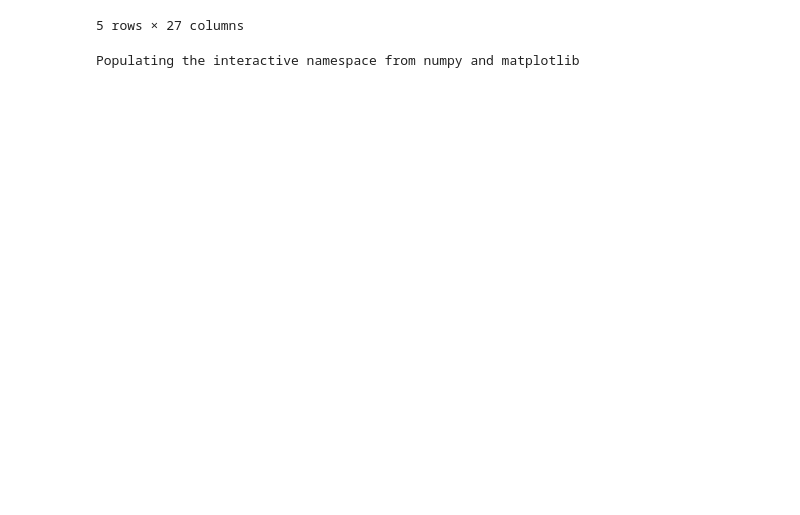
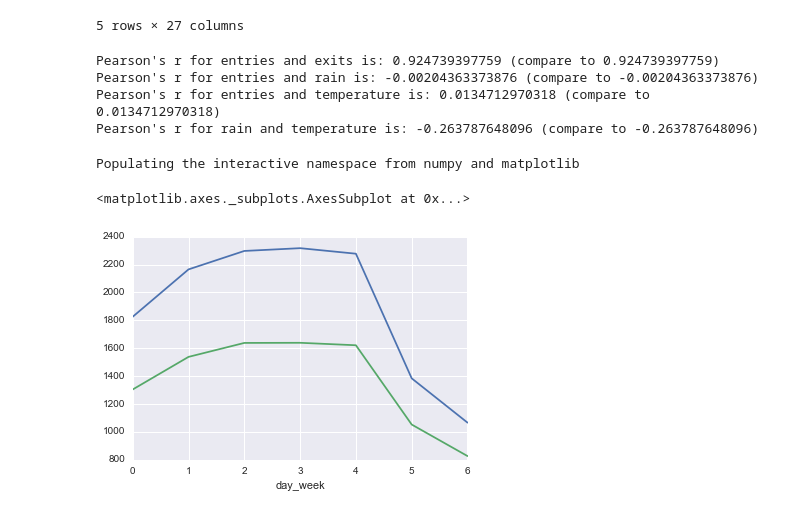
Before and after one commit to mtremsal/courses, a Jupyter notebook: ud170/notebook3.ipynb, the cells around one changed output. Drawn from its saved outputs; the diff is of its cells as text; code cells hidden in the pictures; blank space fills up the shorter version.

```diff
--- a/ud170/notebook3.ipynb
+++ b/ud170/notebook3.ipynb
@@ -26,5 +35,38 @@ nyc_subway_weather.head()
+# %%
+print "Pearson's r for {} and {} is: {} (compare to {})".format("entries",
+                                                                "exits",
+                                                                pearsonsr(nyc_subway_weather['ENTRIESn'],nyc_subway_weather['EXITSn']),
+                                                                nyc_subway_weather['ENTRIESn'].corr(nyc_subway_weather['EXITSn'])
+                                                               )
+print "Pearson's r for {} and {} is: {} (compare to {})".format("entries",
+                                                                "rain",
+                                                                pearsonsr(nyc_subway_weather['ENTRIESn'],nyc_subway_weather['rain']),
+                                                                nyc_subway_weather['ENTRIESn'].corr(nyc_subway_weather['rain'])
+                                                               )
+print "Pearson's r for {} and {} is: {} (compare to {})".format("entries",
+                                                                "temperature",
+                                                                pearsonsr(nyc_subway_weather['ENTRIESn'],nyc_subway_weather['tempi']),
+                                                                nyc_subway_weather['ENTRIESn'].corr(nyc_subway_weather['tempi'])
+                                                               )
+print "Pearson's r for {} and {} is: {} (compare to {})".format("rain",
+                                                                "temperature",
+                                                                pearsonsr(nyc_subway_weather['rain'],nyc_subway_weather['tempi']),
+                                                                nyc_subway_weather['rain'].corr(nyc_subway_weather['tempi'])
+                                                               )
+# %% [output]
+Pearson's r for entries and exits is: 0.924739397759 (compare to 0.924739397759)
+Pearson's r for entries and rain is: -0.00204363373876 (compare to -0.00204363373876)
+Pearson's r for entries and temperature is: 0.0134712970318 (compare to 0.0134712970318)
+Pearson's r for rain and temperature is: -0.263787648096 (compare to -0.263787648096)
 # %%
 %pylab inline
 import seaborn as sns
+
+average_nyc_subway_weather_by_day_week = nyc_subway_weather.groupby('day_week').mean()
+
+average_nyc_subway_weather_by_day_week['ENTRIESn_hourly'].plot()
+average_nyc_subway_weather_by_day_week['EXITSn_hourly'].plot()
 # %% [output]
 Populating the interactive namespace from numpy and matplotlib
+<matplotlib.axes._subplots.AxesSubplot at 0x...>
+[figure, added]
```
Also changed, not shown: parts of 5 cells of this notebook, 1 other file.
